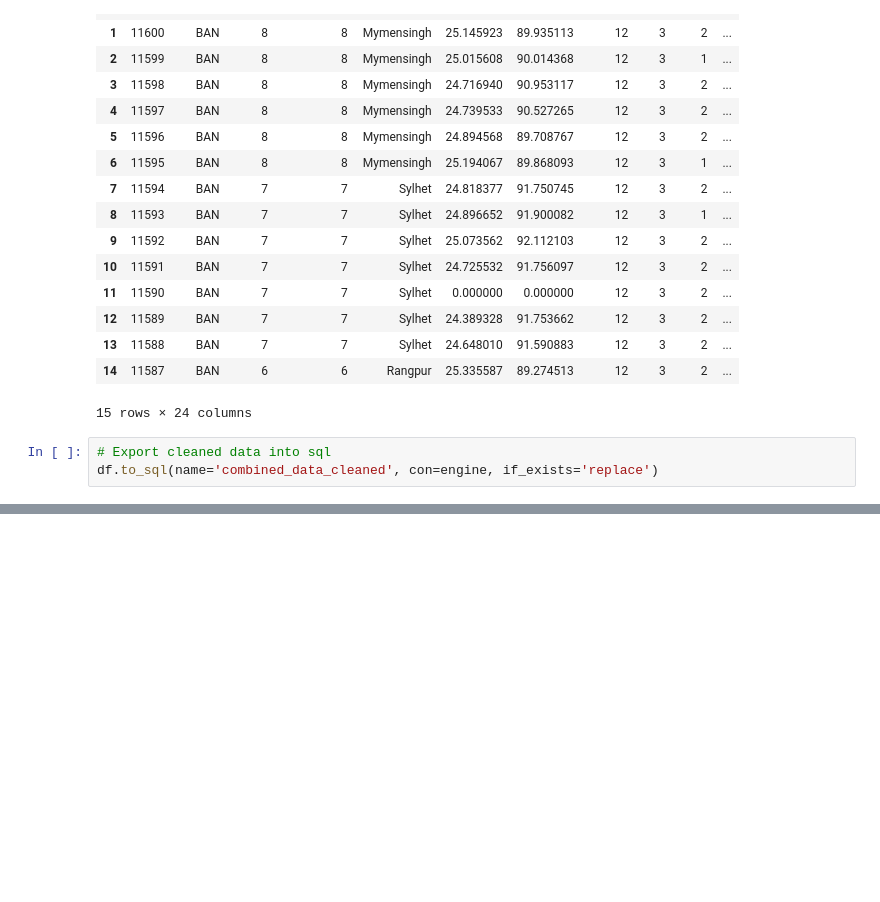
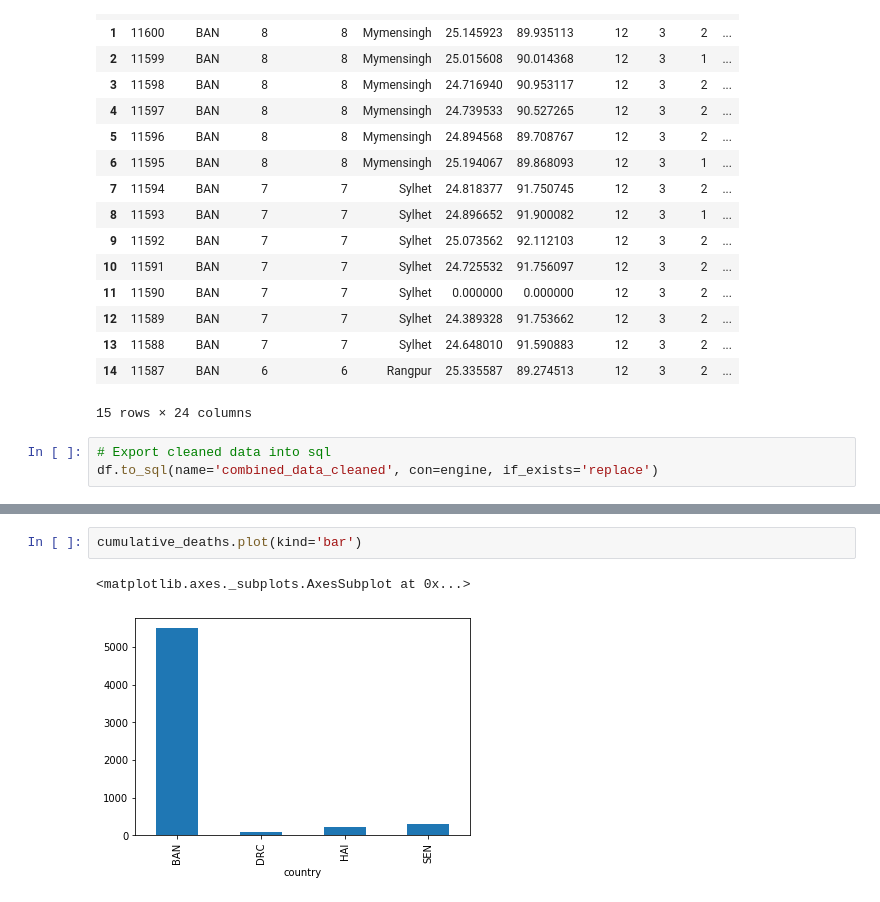
Before and after one commit to hannahrim/COVID-19_Readiness_and_Response, a Jupyter notebook: data_explore.ipynb, the cells around one changed output, grey strips where cells are left out. Drawn from its saved outputs; the diff is of its cells as text; blank space fills up the shorter version.

```diff
--- a/data_explore.ipynb
+++ b/data_explore.ipynb
@@ -202,0 +227,5 @@ df.to_sql(name='combined_data_cleaned', con=engine, if_exists='replace')
+# %%
+cumulative_deaths.plot(kind='bar')
+# %% [output]
+<matplotlib.axes._subplots.AxesSubplot at 0x...>
+[figure, added]
```
Also changed, not shown: parts of 9 cells of this notebook.
